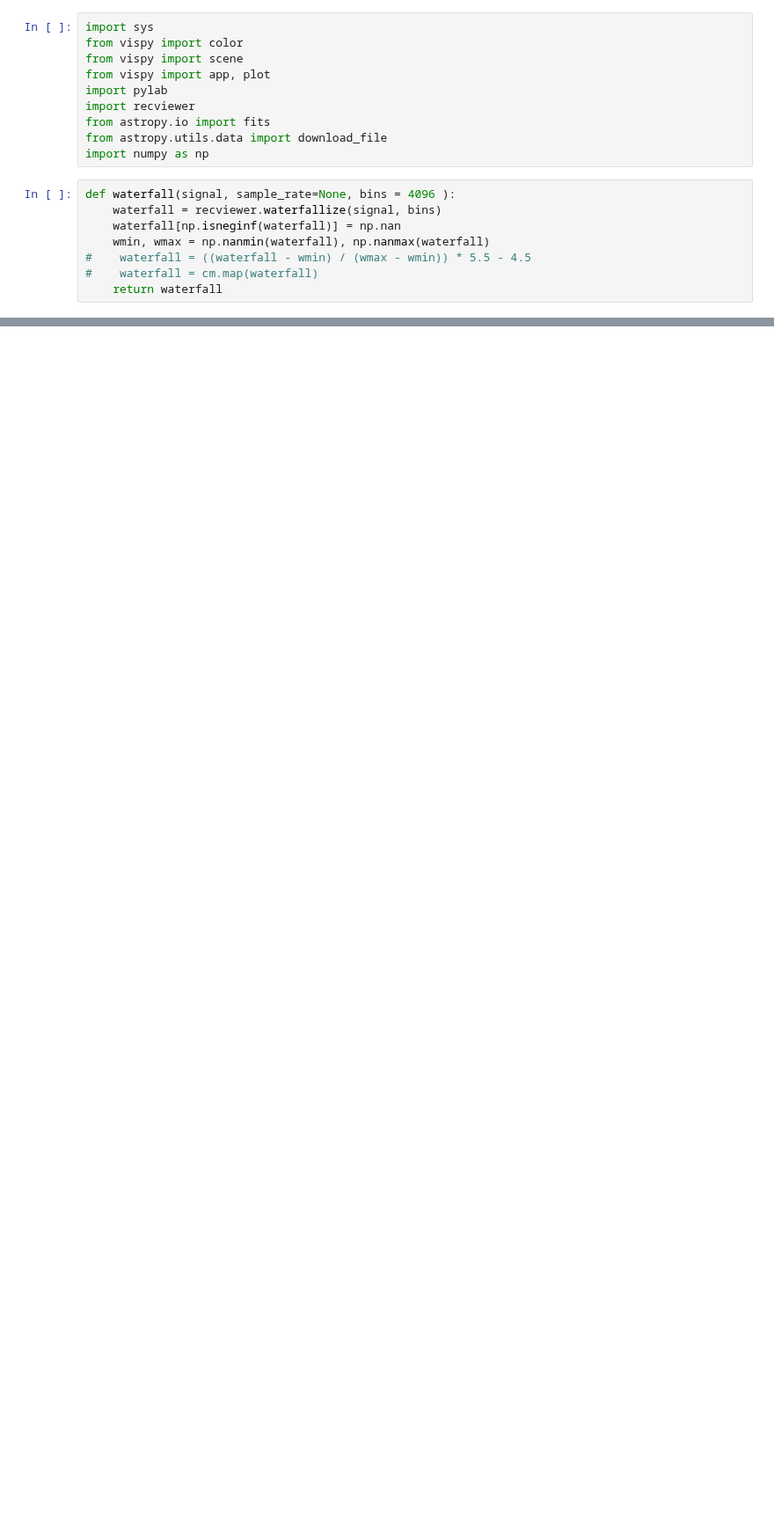
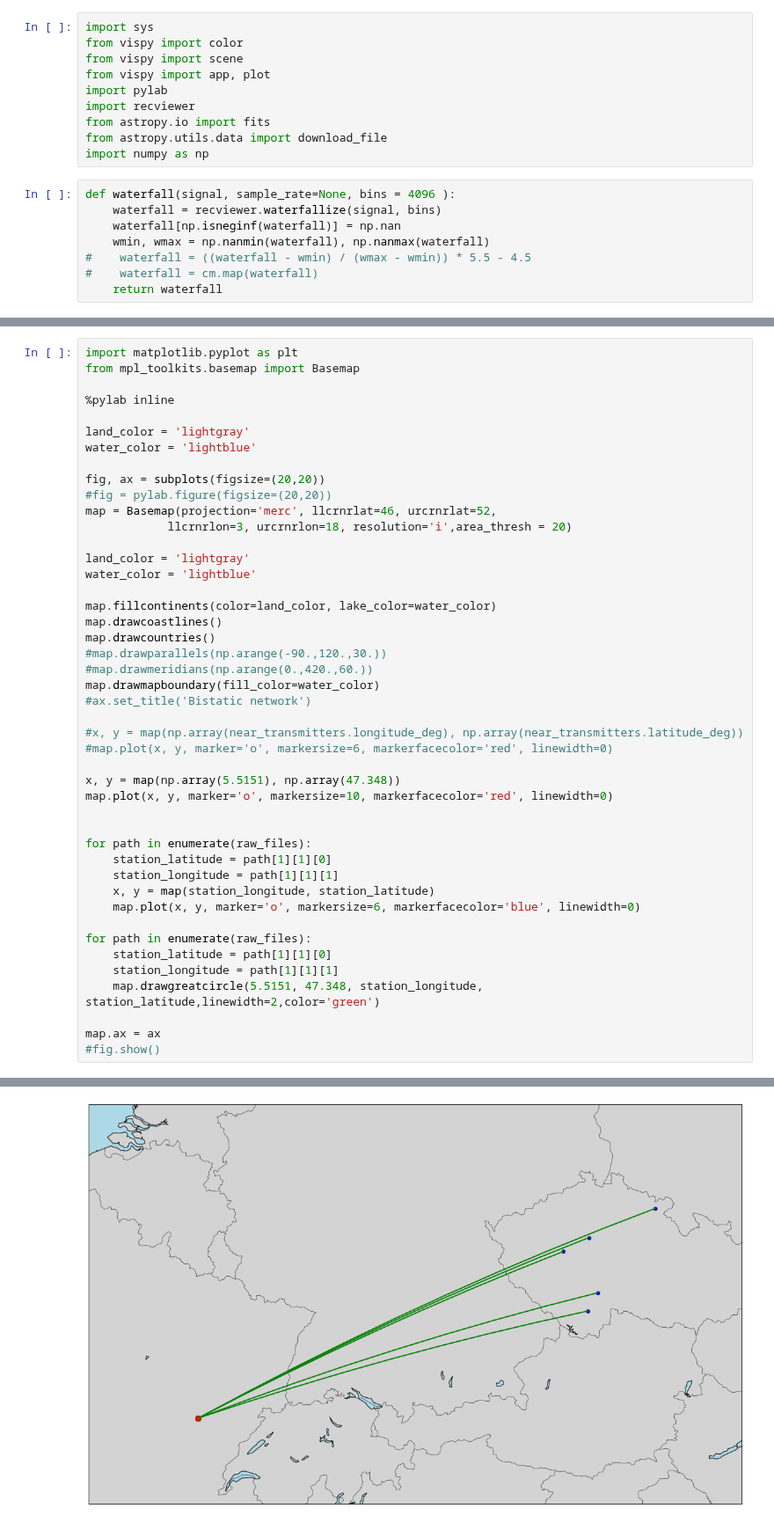
Before and after one commit to bolidozor/MeteorDataAnalyser, a Jupyter notebook: iPython/RAWS_analyser.ipynb, the cells around one changed output, grey strips where cells are left out. Shown at 88% size. Drawn from its saved outputs; the diff is of its cells as text; blank space fills up the shorter version.

Commit message:
basic map of signal paths.

```diff
--- a/iPython/RAWS_analyser.ipynb
+++ b/iPython/RAWS_analyser.ipynb
@@ -51,0 +57,46 @@ pylab.show()
+# %%
+import matplotlib.pyplot as plt
+from mpl_toolkits.basemap import Basemap
+
+%pylab inline
+
+land_color = 'lightgray'
+water_color = 'lightblue'
+
+fig, ax = subplots(figsize=(20,20))
+#fig = pylab.figure(figsize=(20,20))
+map = Basemap(projection='merc', llcrnrlat=46, urcrnrlat=52,
+            llcrnrlon=3, urcrnrlon=18, resolution='i',area_thresh = 20)
+
+land_color = 'lightgray'
+water_color = 'lightblue'
+
+map.fillcontinents(color=land_color, lake_color=water_color)
+map.drawcoastlines()
+map.drawcountries()
+#map.drawparallels(np.arange(-90.,120.,30.))
+#map.drawmeridians(np.arange(0.,420.,60.))
+map.drawmapboundary(fill_color=water_color)
+#ax.set_title('Bistatic network')
+
+#x, y = map(np.array(near_transmitters.longitude_deg), np.array(near_transmitters.latitude_deg))
+#map.plot(x, y, marker='o', markersize=6, markerfacecolor='red', linewidth=0)
+
+x, y = map(np.array(5.5151), np.array(47.348))
+map.plot(x, y, marker='o', markersize=10, markerfacecolor='red', linewidth=0)
+
+
+for path in enumerate(raw_files):
+    station_latitude = path[1][1][0]
+    station_longitude = path[1][1][1]
+    x, y = map(station_longitude, station_latitude)
+    map.plot(x, y, marker='o', markersize=6, markerfacecolor='blue', linewidth=0)
+
+for path in enumerate(raw_files):
+    station_latitude = path[1][1][0]
+    station_longitude = path[1][1][1]
+    map.drawgreatcircle(5.5151, 47.348, station_longitude, station_latitude,linewidth=2,color='green')
+
+map.ax = ax
+#fig.show()
+# %% [output]
@@ -51,0 +106 @@ pylab.show()
+[figure, added]
```
Also changed, not shown: parts of 4 cells of this notebook.
